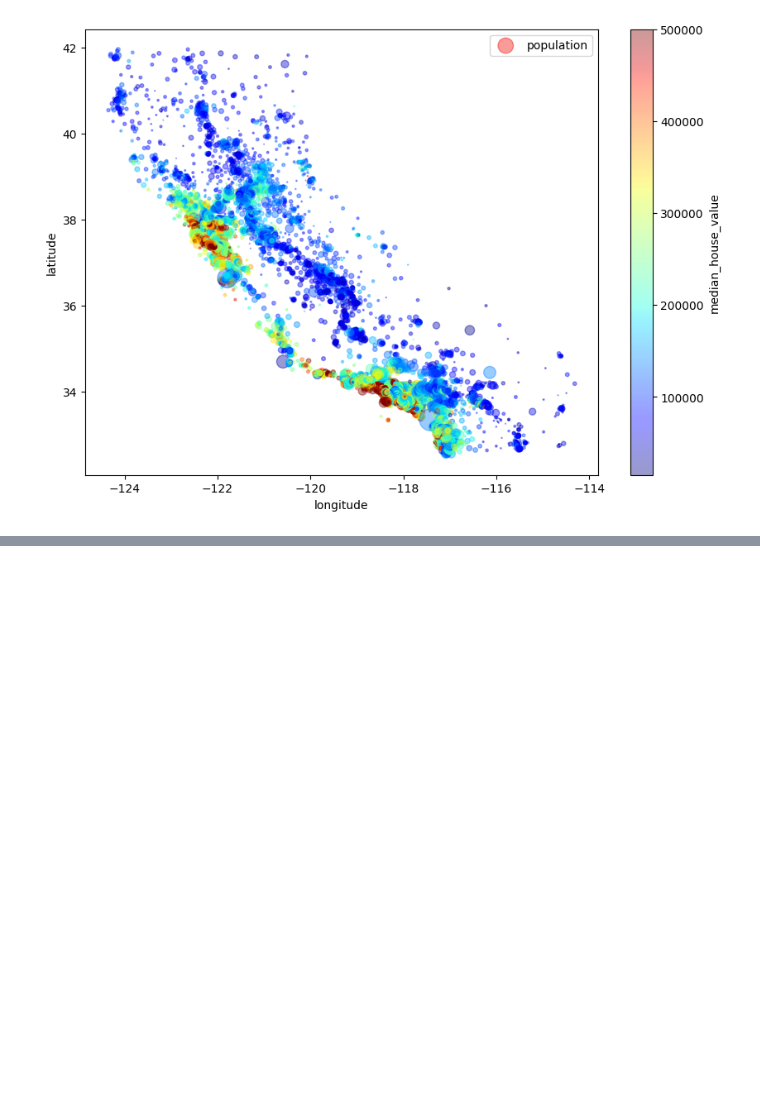
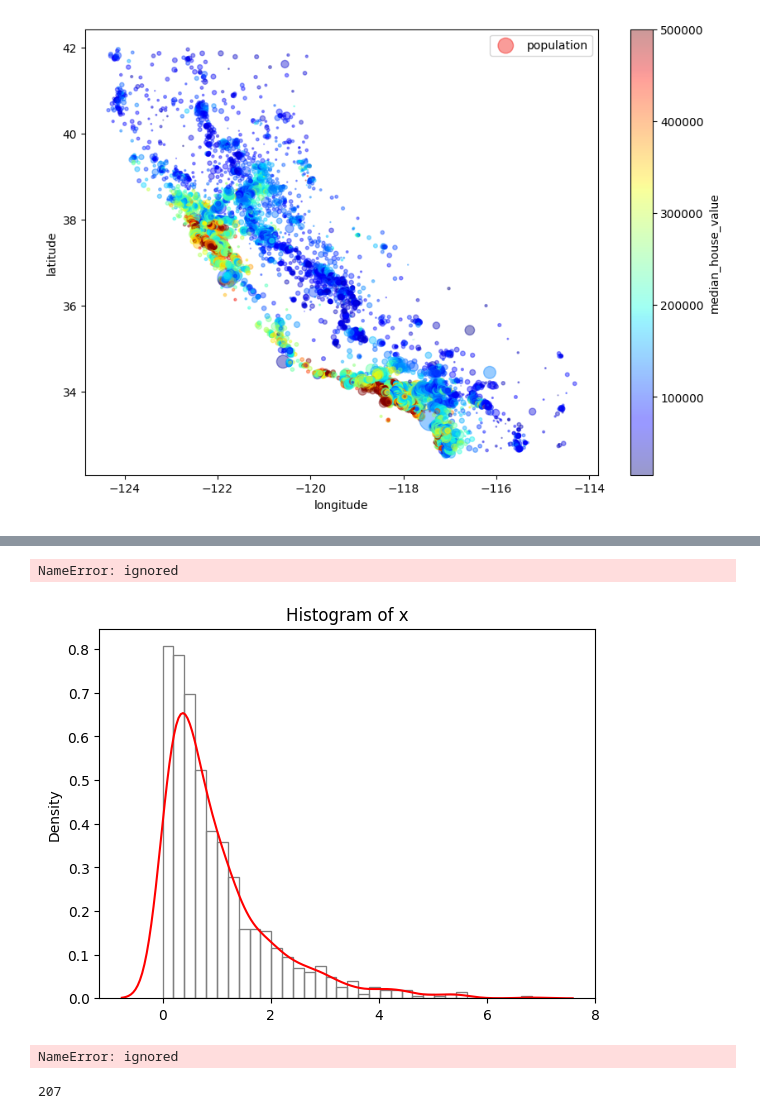
Before and after one commit to zeynabhabibitabar/zeynabhabibitabar, a Jupyter notebook: Untitled.ipynb, the cells around one changed output, grey strips where cells are left out. Drawn from its saved outputs; the diff is of its cells as text; code cells hidden in the pictures; blank space fills up the shorter version.

```diff
--- a/Untitled.ipynb
+++ b/Untitled.ipynb
@@ -411,0 +356,80 @@ plt.legend()
+# %%
+#Required Libraries
+import numpy as np
+import matplotlib.pyplot as plt
+import seaborn as sns
+import statsmodels.api
+
+#Create a sample data
+np.random.seed(123)
+x = np.random.gamma(shape = 1.0, scale = 1.0, size = 1000)
+#Test of Normality
+#Histogram
+sns.histplot(x, stat = 'density', fill = False, color = 'gray')
+sns.kdeplot(x, color = "red")
+plt.title('Histogram of x')
+
+#QQ-plot
+#statsmodels.qqplot(x, line = 's')
+
+#Shapiro-Wilk Test for Normality
+#p-value < 0.05 reject normality assumption
+#Good for sample size <= 25
+from scipy.stats import shapiro
+shapiro(x)
+
+
+ShapiroResult(statistic=0.8131569027900696, pvalue=1.7153733391528338e-32)
+# %% [output]
+NameError: ignored
+[figure, added]
+# %%
+
+#Jarque-Bera Test (Skewness = 0 ?)
+#p-value < 0.05 reject normality assumption
+from scipy.stats import jarque_bera
+jarque_bera(x)
+
+Jarque_beraResult(statistic=1340.5914063908351, pvalue=0.0)
+
+#Anscombe-Glynn Test (Kurtosis = 3 ?)
+#p-value < 0.05 reject normality assumption
+from scipy.stats import kurtosistest
+kurtosistest(x)
+
+KurtosistestResult(statistic=10.156711893142147, pvalue=3.0933309713991858e-24)
+1
+2
+3
+4
+5
+6
+7
+8
+9
+10
+11
+12
+13
+#Jarque-Bera Test (Skewness = 0 ?)
+#p-value < 0.05 reject normality assumption
+from scipy.stats import jarque_bera
+jarque_bera(x)
+
+Jarque_beraResult(statistic=1340.5914063908351, pvalue=0.0)
+
+#Anscombe-Glynn Test (Kurtosis = 3 ?)
+#p-value < 0.05 reject normality assumption
+from scipy.stats import kurtosistest
+kurtosistest(x)
+
+KurtosistestResult(statistic=10.156711893142147, pvalue=3.0933309713991858e-24)
+# %% [output]
+NameError: ignored
+# %%
+import pandas as pd
+housing = pd.read_csv("housing.csv")
+housing.isna().sum()
+housing["total_bedrooms"].isna().sum()
+# %% [output]
+207
```
Also changed, not shown: parts of 8 cells of this notebook.
